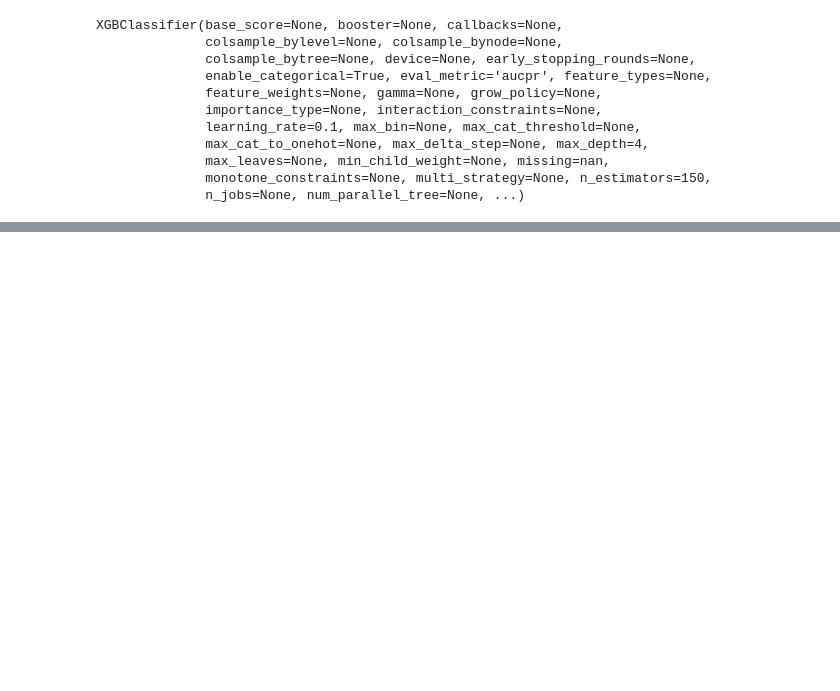
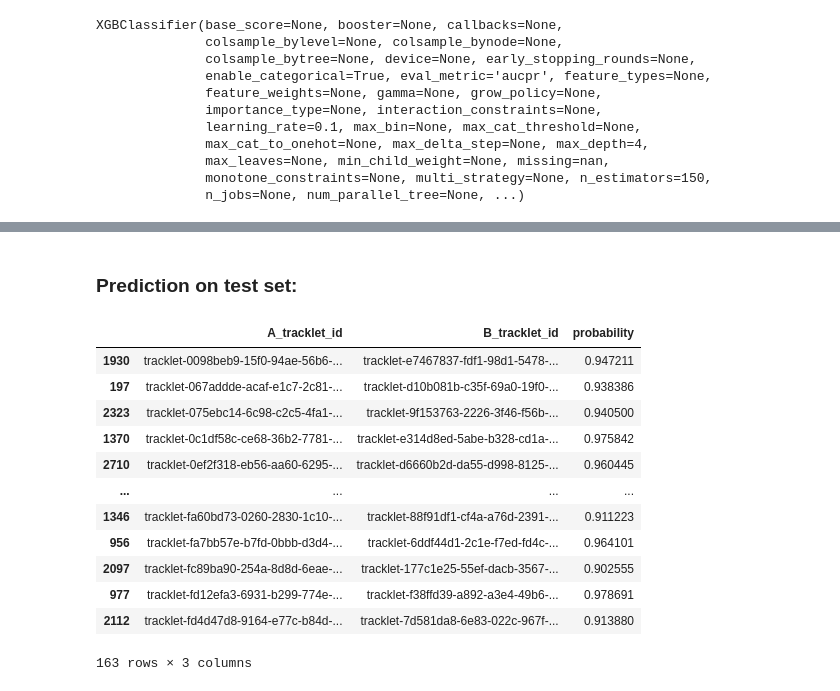
Before and after one commit to Saranyapal21/tracklet-tracker, a Jupyter notebook: notebooks/final-training-and-evaluation.ipynb, the cells around one changed output, grey strips where cells are left out. Drawn from its saved outputs; the diff is of its cells as text; code cells hidden in the pictures; blank space fills up the shorter version.

```diff
--- a/notebooks/final-training-and-evaluation.ipynb
+++ b/notebooks/final-training-and-evaluation.ipynb
@@ -520,0 +615,33 @@ print(importance.head(5))
+# %% [markdown]
+### Prediction on test set:
+# %%
+# 1. Get the probabilities from your trained model
+probabilities = model.predict_proba(X_test)[:, 1]
+
+# 2. Map them back to the IDs using the full_test dataframe
+test_pairs = full_test[['A_tracklet_id', 'B_tracklet_id']].copy()
+test_pairs['probability'] = probabilities
+
+# 3. Filter using your strict business threshold
+confident_pairs = test_pairs[test_pairs['probability'] >= 0.90]
+
+# 4. Enforce the "one successor only" rule by taking the max probability per Tracklet A
+final_predictions = confident_pairs.loc[
+    confident_pairs.groupby('A_tracklet_id')['probability'].idxmax()
+]
+# %%
+final_predictions
+# %% [output]
+|  | A_tracklet_id | B_tracklet_id | probability |
+| 1930 | tracklet-0098beb9-15f0-94ae-56b6-... | tracklet-e7467837-fdf1-98d1-5478-... | 0.947211 |
+| 197 | tracklet-067addde-acaf-e1c7-2c81-... | tracklet-d10b081b-c35f-69a0-19f0-... | 0.938386 |
+| 2323 | tracklet-075ebc14-6c98-c2c5-4fa1-... | tracklet-9f153763-2226-3f46-f56b-... | 0.940500 |
+| 1370 | tracklet-0c1df58c-ce68-36b2-7781-... | tracklet-e314d8ed-5abe-b328-cd1a-... | 0.975842 |
+| 2710 | tracklet-0ef2f318-eb56-aa60-6295-... | tracklet-d6660b2d-da55-d998-8125-... | 0.960445 |
+| ... | ... | ... | ... |
+| 1346 | tracklet-fa60bd73-0260-2830-1c10-... | tracklet-88f91df1-cf4a-a76d-2391-... | 0.911223 |
+| 956 | tracklet-fa7bb57e-b7fd-0bbb-d3d4-... | tracklet-6ddf44d1-2c1e-f7ed-fd4c-... | 0.964101 |
+| 2097 | tracklet-fc89ba90-254a-8d8d-6eae-... | tracklet-177c1e25-55ef-dacb-3567-... | 0.902555 |
+| 977 | tracklet-fd12efa3-6931-b299-774e-... | tracklet-f38ffd39-a892-a3e4-49b6-... | 0.978691 |
+| 2112 | tracklet-fd4d47d8-9164-e77c-b84d-... | tracklet-7d581da8-6e83-022c-967f-... | 0.913880 |
+163 rows × 3 columns
```
Also changed, not shown: parts of 12 cells of this notebook, 9 other files.
